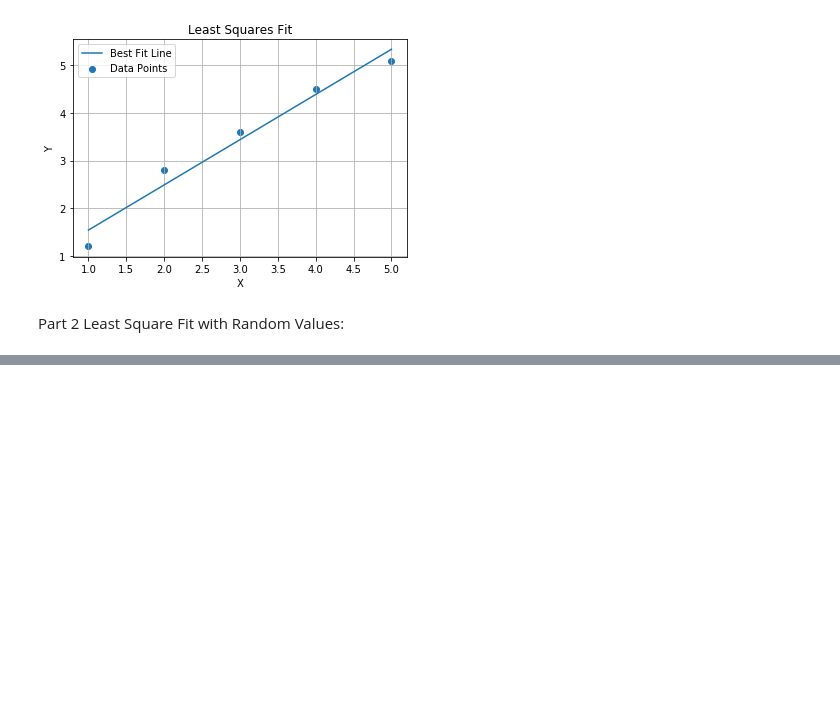
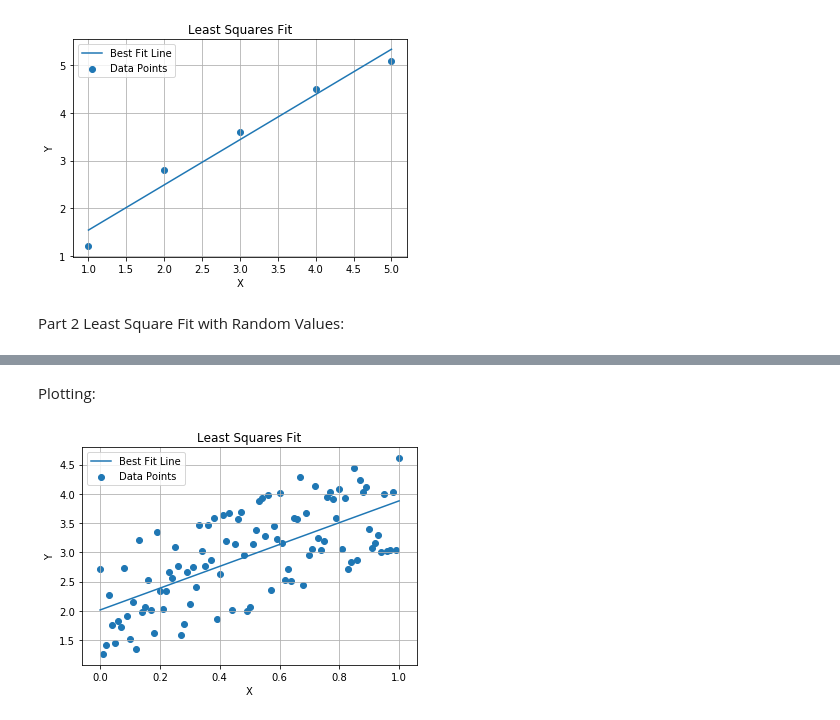
Before and after one commit to walttruelove29/coe311k, a Jupyter notebook: classwork/wjt582-CH9.ipynb, the cells around one changed output, grey strips where cells are left out. Cells and saved outputs as stored; diff of their text form; code cells hidden in the pictures; blank space fills up the shorter version.

```diff
--- a/classwork/wjt582-CH9.ipynb
+++ b/classwork/wjt582-CH9.ipynb
@@ -100,0 +143,14 @@ plt.show()
+# %% [markdown]
+Plotting:
+# %%
+plt.figure()
+plt.xlabel("X")
+plt.ylabel("Y")
+plt.scatter(X, Y, label='Data Points')
+plt.plot(X, y1, label='Best Fit Line')
+plt.grid(True)
+plt.legend()
+plt.title("Least Squares Fit")
+plt.show()
+# %% [output]
+[figure, added]
```
Also changed, not shown: parts of 9 cells of this notebook, 1 other file.
